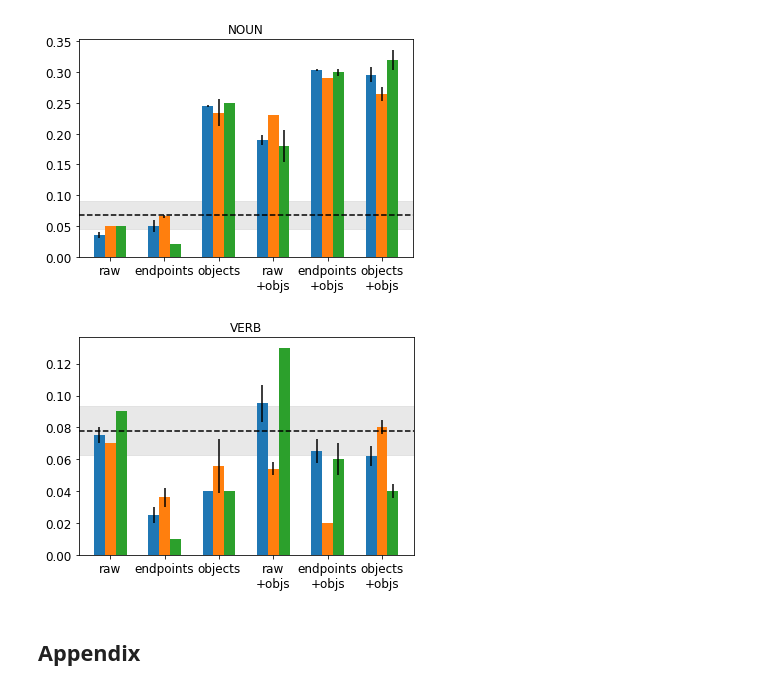
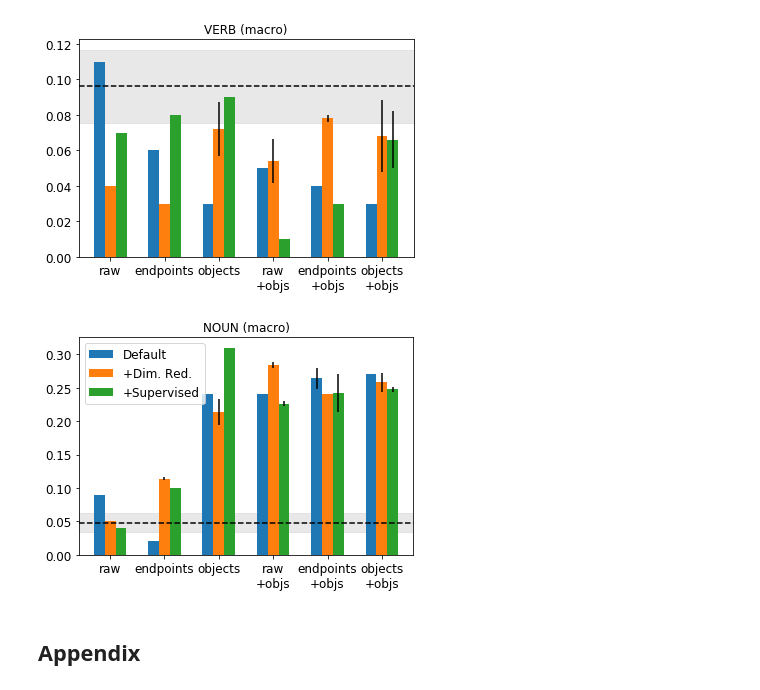
Before and after one commit to epavlick/gaila, a Jupyter notebook: plot_exp_results.ipynb, the cells around one changed output. Saved outputs shown, nothing was run; the diff lists cells and outputs as text; code cells hidden in the pictures.

Commit message:
figure updates

```diff
--- a/plot_exp_results.ipynb
+++ b/plot_exp_results.ipynb
@@ -22,11 +22,11 @@ df.head()
 # %%
-DR = "None"
 for pos in ["NOUN", "VERB"]:
     for split in ["train", "dev"]:
         M = df.loc[(df['pos'] == pos) & (df['split'] == split)]
         rand_macro = M[M["mode"] == "random"]["macro"]
         rand_micro = M[M["mode"] == "random"]["micro"]
-
+        print(rand_macro.shape)
+        print(rand_micro.shape)
         plt.axhline(rand_macro.mean(), color='gray', ls='--')
         plt.axhspan(rand_macro.mean()-rand_macro.sem(),
                     rand_macro.mean()+rand_macro.sem(), color='lightgray', alpha=0.5)
@@ -35,11 +35,12 @@ for pos in ["NOUN", "VERB"]:
         plt.axvspan(rand_micro.mean()-rand_micro.sem(),
                     rand_micro.mean()+rand_micro.sem(), color='lightgray', alpha=0.5)
 
-        M = M[M["reduce"] == DR]
+        M = M.loc[(M["reduce"] == False) & (M["supervised"] == False)]
 
         for obj in [False, True]:
             for i, mode in enumerate(["raw", "endpoints", "objects"]):
                 m = M.loc[(M['mode'] == mode) & (M['obj'] == obj)]
+                print(m.shape)
                 mk = 'o' if obj else 'x'
                 l = mode+"+objs" if obj else mode
                 plt.scatter(m["micro"]+jitter(len(m["micro"])),
@@ -68,60 +101,62 @@ split = "dev"
 W = 1
 k = 2
 idx = 1
-for pos in ["NOUN", "VERB"]:
+metric = 'macro'
+for pos in ["VERB", "NOUN"]:
 
     M = df.loc[(df['pos'] == pos) & (df['split'] == split)]
 
-    rand_macro = M[M["mode"] == "random"]["macro"]
+    rand_macro = M[M["mode"] == "random"][metric]
 
     plt.axhline(rand_macro.mean(), color='k', ls='--')
     plt.axhspan(rand_macro.mean()-rand_macro.sem(),
                 rand_macro.mean()+rand_macro.sem(), color='lightgray', alpha=0.5)
 
     M = M.loc[(M["k"] == k) & (M['window'] == W)]
 
     withouts = [[],[]]
     withs = [[],[]]
     sups50 = [[],[]]
     sups = [[],[]]
     lbls = []
     for obj in [False, True]:
         for i, mode in enumerate(["raw", "endpoints", "objects"]):
             m = M.loc[(M['mode'] == mode) & (M['obj'] == obj)]
+
             mk = 'o' if obj else 'x'
             lbls.append(mode+"\n+objs" if obj else mode)
-            withouts[0].append(m[m["reduce"] == "None"]["macro"].mean())
-            withouts[1].append(m[m["reduce"] == "None"]["macro"].sem())
-            withs[0].append(m.loc[(m["reduce"] == "50") &
-                               (m["supervised"] == False)]["macro"].mean())
-            withs[1].append(m.loc[(m["reduce"] == "50") &
-                               (m["supervised"] == False)]["macro"].sem())
-            sups50[0].append(m.loc[(m["reduce"] == "50") &
-                               (m["supervised"] == True)]["macro"].mean())
-            sups50[1].append(m.loc[(m["reduce"] == "50") &
-                               (m["supervised"] == True)]["macro"].sem())
-            sups[0].append(m.loc[(m["reduce"] == "None") &
-                               (m["supervised"] == True)]["macro"].mean())
-            sups[1].append(m.loc[(m["reduce"] == "None") &
-                               (m["supervised"] == True)]["macro"].sem())
+
+            wot = m.loc[(m["reduce"] == False) & (m["supervised"] == False)][metric]
+            withouts[0].append(wot.mean())
+            withouts[1].append(wot.sem())
+
+            wt = m.loc[(m["reduce"] == True) & (m["dim"] == 50)
+                       & (m["supervised"] == False)][metric]
+            withs[0].append(wt.mean())
+            withs[1].append(wt.sem())
+
+            sp = m.loc[(m["reduce"] == True) & (m["dim"] == 50)
+                       & (m["supervised"] == True)][metric]
+            sups50[0].append(sp.mean())
+            sups50[1].append(sp.sem())
+
 
     plt.bar(np.arange(len(withouts[0])), withouts[0],
             width=0.2, label="Default", yerr=withouts[1])
     plt.bar(np.arange(len(withouts[0]))+0.2, withs[0],
             width=0.2, label="+Dim. Red.", yerr=withs[1])
     plt.bar(np.arange(len(withouts[0]))+0.4, sups50[0],
             width=0.2, label="+Supervised", yerr=sups50[1])
-    #plt.bar(np.arange(len(withouts[0]))+0.6, sups[0],
-    #        width=0.2, label="+Supervised N-1", yerr=sups[1])
     plt.xticks(np.arange(len(lbls))+0.2, lbls, fontsize='large', ha="center")
     plt.yticks(fontsize='large')
-    #plt.legend(loc="upper left", fontsize='large')
-    plt.title(pos)
-    plt.savefig("figures/dr_bars_%s_%s.pdf"%(pos, split), bbox_inches='tight')
+    if pos == 'NOUN' and metric == 'macro':
+        plt.legend(loc="upper left", fontsize='large')
+    plt.title('%s (%s)'%(pos, metric))
+    plt.savefig("figures/dr_bars_%s__%s_%s.pdf"%(pos, metric, split), bbox_inches='tight')
     plt.show()
 # %% [output]
-[figure, old version]
+[figure, new version]
-[figure, old version]
+[figure, new version]
 # %% [markdown]
 ## Appendix
 # %%
```
Also changed, not shown: parts of 2 cells of this notebook, 2 other files.
